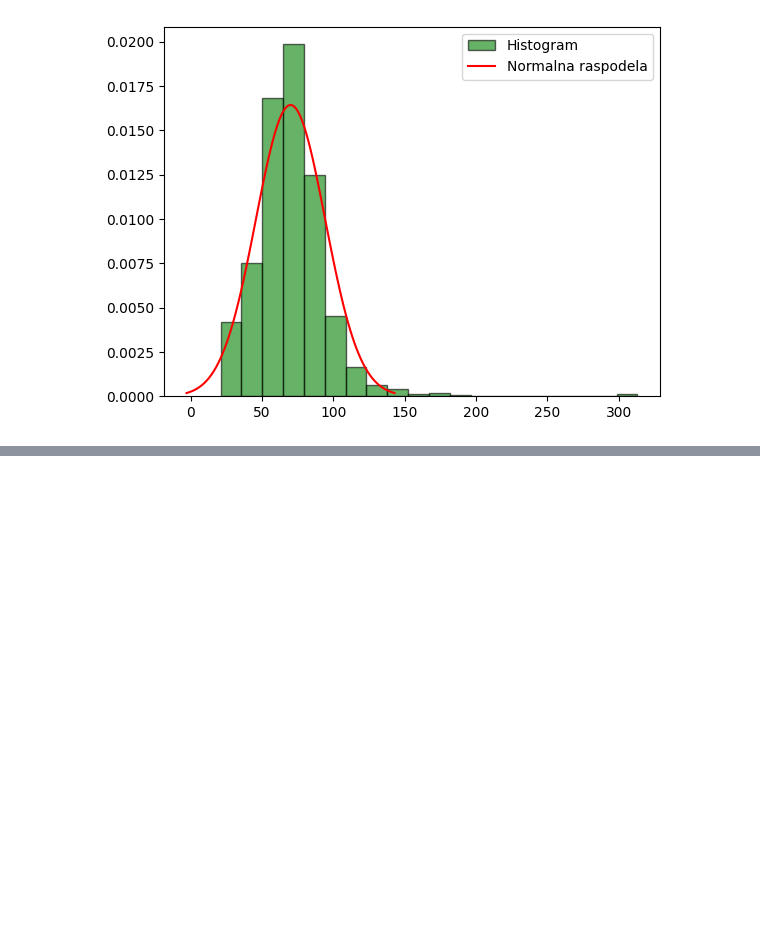
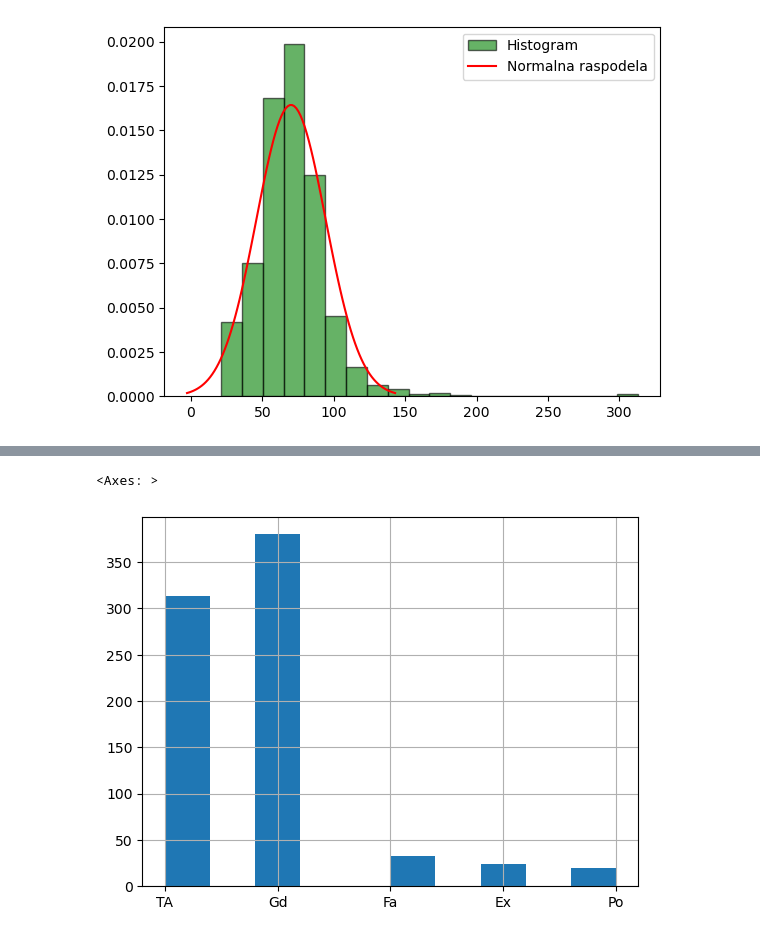
Before and after one commit to kristijanpetronijevic/kaggle_house_prices, a Jupyter notebook: train.ipynb, the cells around one changed output, grey strips where cells are left out. Drawn from its saved outputs; the diff is of its cells as text; code cells hidden in the pictures; blank space fills up the shorter version.

```diff
--- a/train.ipynb
+++ b/train.ipynb
@@ -107,0 +120,5 @@ plt.show()
+# %%
+data_frame["FireplaceQu"].hist()
+# %% [output]
+<Axes: >
+[figure, added]
```
Also changed, not shown: parts of 39 cells of this notebook.
